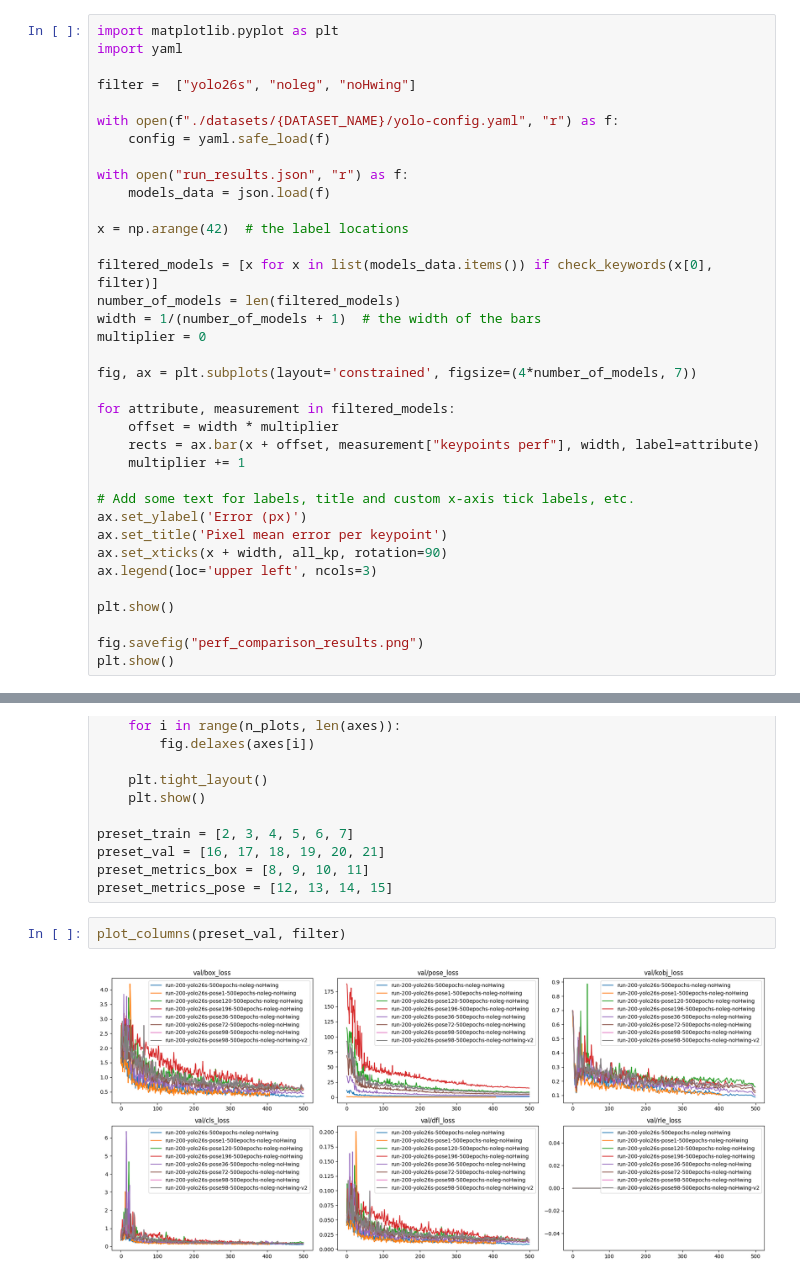
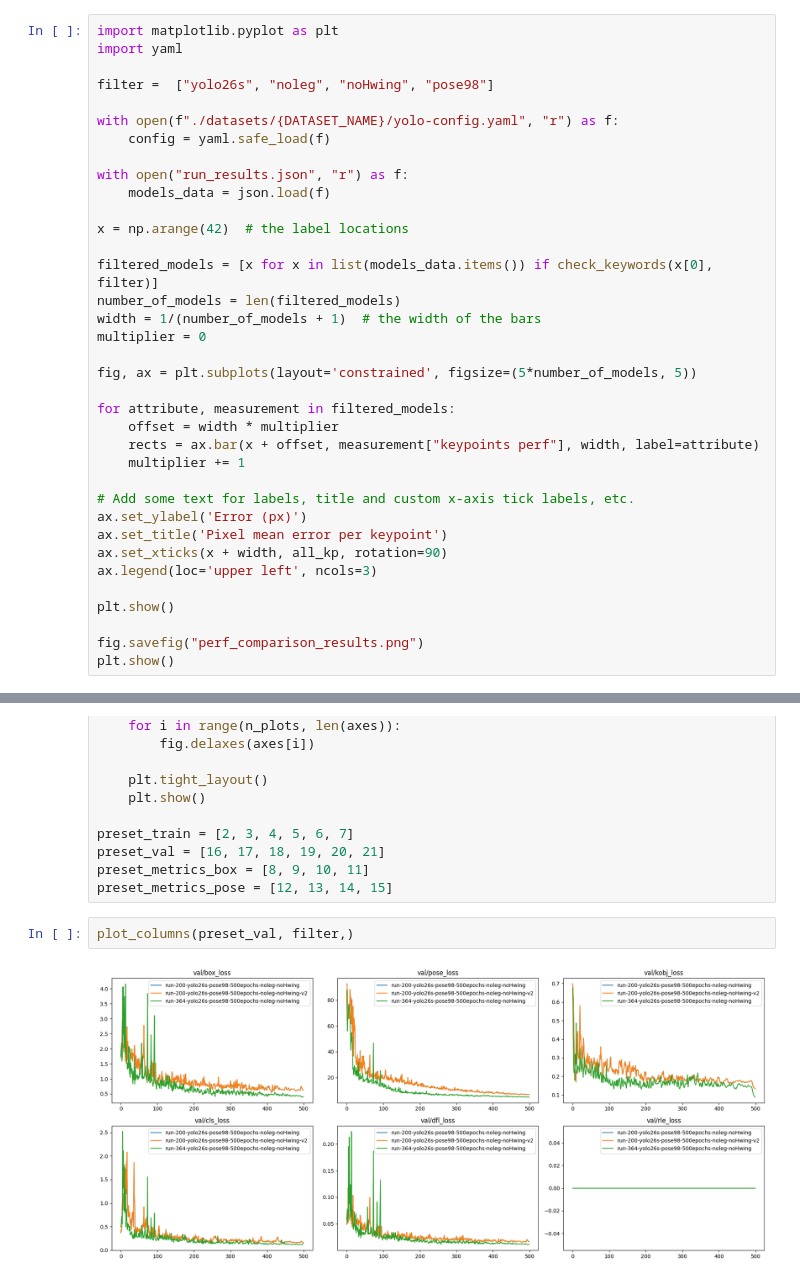
Before and after one commit to TomBellivier/CV-for-GRIT, a Jupyter notebook: models/yolo-pose-insect-kp.ipynb, the cells around one changed output, grey strips where cells are left out. Drawn from its saved outputs; the diff is of its cells as text.

```diff
--- a/models/yolo-pose-insect-kp.ipynb
+++ b/models/yolo-pose-insect-kp.ipynb
@@ -216,7 +216,7 @@ KeyboardInterrupt:
 import matplotlib.pyplot as plt
 import yaml
 
-filter =  ["yolo26s", "noleg", "noHwing"]
+filter =  ["yolo26s", "noleg", "noHwing", "pose98"]
 
 with open(f"./datasets/{DATASET_NAME}/yolo-config.yaml", "r") as f:
     config = yaml.safe_load(f)
@@ -231,7 +231,7 @@ number_of_models = len(filtered_models)
 width = 1/(number_of_models + 1)  # the width of the bars
 multiplier = 0
 
-fig, ax = plt.subplots(layout='constrained', figsize=(4*number_of_models, 7))
+fig, ax = plt.subplots(layout='constrained', figsize=(5*number_of_models, 5))
 
 for attribute, measurement in filtered_models:
     offset = width * multiplier
@@ -369,9 +369,9 @@ preset_val = [16, 17, 18, 19, 20, 21]
 preset_metrics_box = [8, 9, 10, 11]
 preset_metrics_pose = [12, 13, 14, 15]
 # %%
-plot_columns(preset_val, filter)
+plot_columns(preset_val, filter,)
 # %% [output]
-[figure, old version]
+[figure, new version]
 # %%
 plot_columns(preset_metrics_pose, filter)
 # %% [output]
```
Also changed, not shown: parts of 3 cells of this notebook, 7 other files.
